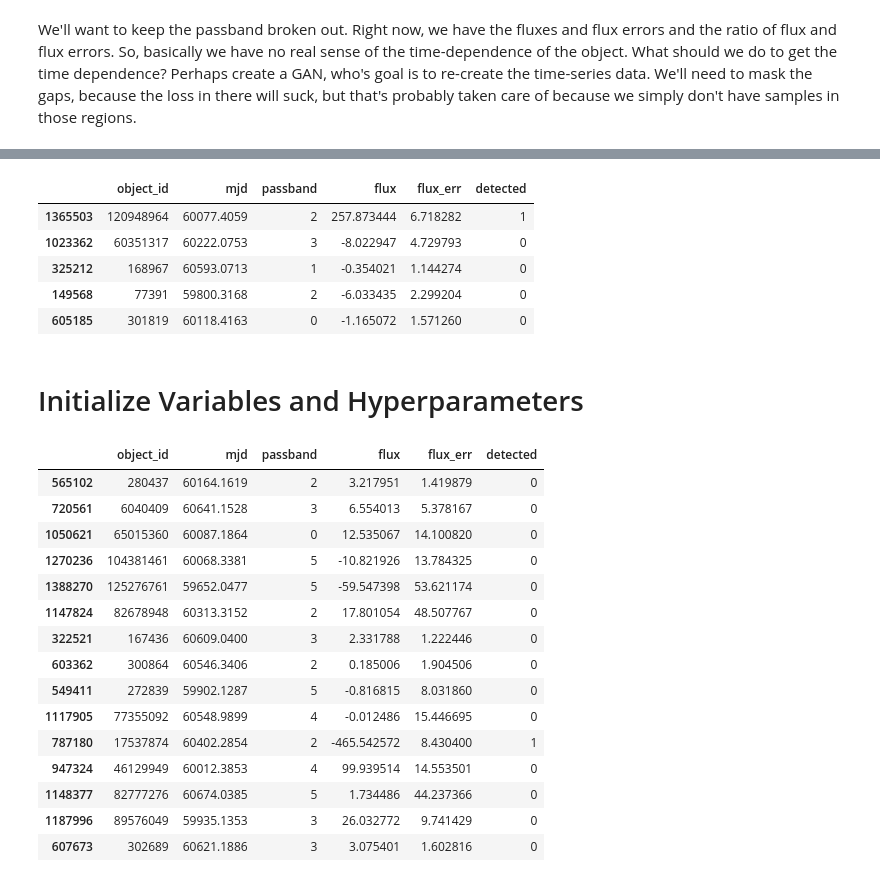
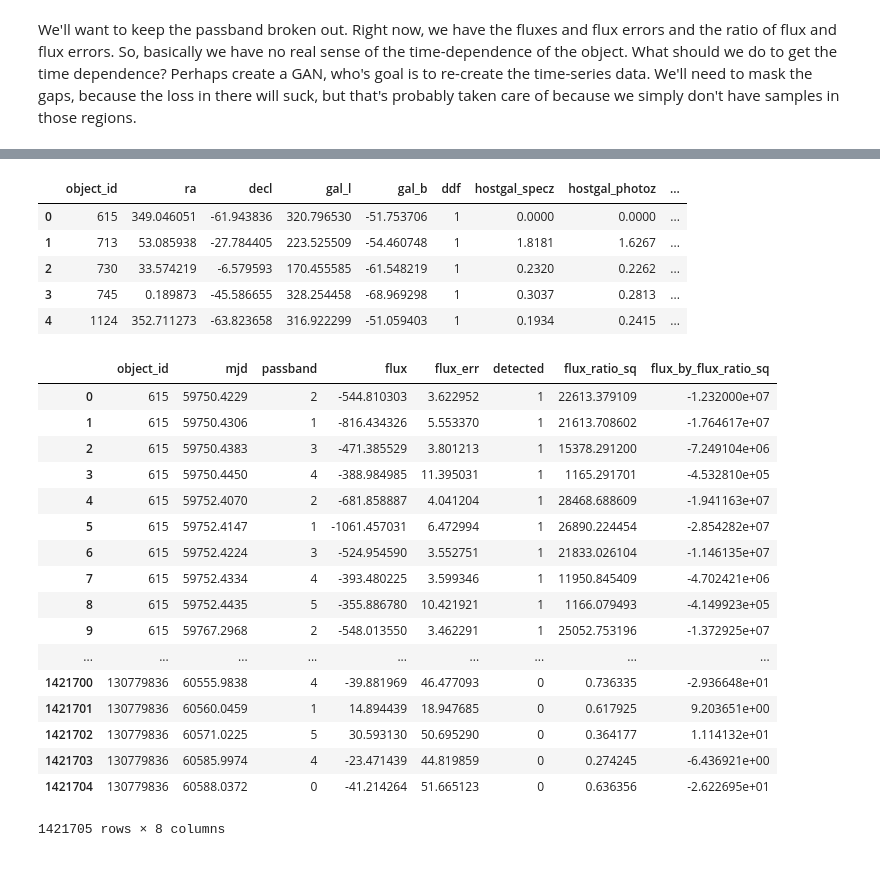
Before and after one commit to fcoba/PLAsTiCC-ML-Kaggle, a Jupyter notebook: NN/Untitled.ipynb, the cells around one changed output, grey strips where cells are left out. Saved outputs shown, nothing was run; the diff lists cells and outputs as text; code cells hidden in the pictures.

```diff
--- a/NN/Untitled.ipynb
+++ b/NN/Untitled.ipynb
@@ -175,11 +84,9 @@ train_df = train.sample(frac=test_set_percent)
 # %%
-train_df.head()
+train_meta.head()
 # %% [output]
-|  | object_id | mjd | passband | flux | flux_err | detected |
-| 1365503 | 120948964 | 60077.4059 | 2 | 257.873444 | 6.718282 | 1 |
-| 1023362 | 60351317 | 60222.0753 | 3 | -8.022947 | 4.729793 | 0 |
-| 325212 | 168967 | 60593.0713 | 1 | -0.354021 | 1.144274 | 0 |
-| 149568 | 77391 | 59800.3168 | 2 | -6.033435 | 2.299204 | 0 |
-| 605185 | 301819 | 60118.4163 | 0 | -1.165072 | 1.571260 | 0 |
+|  | object_id | ra | decl | gal_l | gal_b | ddf | hostgal_specz | hostgal_photoz | ... |
+| 0 | 615 | 349.046051 | -61.943836 | 320.796530 | -51.753706 | 1 | 0.0000 | 0.0000 | ... |
+| 1 | 713 | 53.085938 | -27.784405 | 223.525509 | -54.460748 | 1 | 1.8181 | 1.6267 | ... |
+| 2 | 730 | 33.574219 | -6.579593 | 170.455585 | -61.548219 | 1 | 0.2320 | 0.2262 | ... |
+| 3 | 745 | 0.189873 | -45.586655 | 328.254458 | -68.969298 | 1 | 0.3037 | 0.2813 | ... |
+| 4 | 1124 | 352.711273 | -63.823658 | 316.922299 | -51.059403 | 1 | 0.1934 | 0.2415 | ... |
-# %% [markdown]
-# Initialize Variables and Hyperparameters
@@ -198,19 +95,21 @@ kappa = 1
 # %%
-train.sample(15)
+train
 # %% [output]
-|  | object_id | mjd | passband | flux | flux_err | detected |
-| 565102 | 280437 | 60164.1619 | 2 | 3.217951 | 1.419879 | 0 |
-| 720561 | 6040409 | 60641.1528 | 3 | 6.554013 | 5.378167 | 0 |
-| 1050621 | 65015360 | 60087.1864 | 0 | 12.535067 | 14.100820 | 0 |
-| 1270236 | 104381461 | 60068.3381 | 5 | -10.821926 | 13.784325 | 0 |
-| 1388270 | 125276761 | 59652.0477 | 5 | -59.547398 | 53.621174 | 0 |
-| 1147824 | 82678948 | 60313.3152 | 2 | 17.801054 | 48.507767 | 0 |
-| 322521 | 167436 | 60609.0400 | 3 | 2.331788 | 1.222446 | 0 |
-| 603362 | 300864 | 60546.3406 | 2 | 0.185006 | 1.904506 | 0 |
-| 549411 | 272839 | 59902.1287 | 5 | -0.816815 | 8.031860 | 0 |
-| 1117905 | 77355092 | 60548.9899 | 4 | -0.012486 | 15.446695 | 0 |
-| 787180 | 17537874 | 60402.2854 | 2 | -465.542572 | 8.430400 | 1 |
-| 947324 | 46129949 | 60012.3853 | 4 | 99.939514 | 14.553501 | 0 |
-| 1148377 | 82777276 | 60674.0385 | 5 | 1.734486 | 44.237366 | 0 |
-| 1187996 | 89576049 | 59935.1353 | 3 | 26.032772 | 9.741429 | 0 |
-| 607673 | 302689 | 60621.1886 | 3 | 3.075401 | 1.602816 | 0 |
+|  | object_id | mjd | passband | flux | flux_err | detected | flux_ratio_sq | flux_by_flux_ratio_sq |
+| 0 | 615 | 59750.4229 | 2 | -544.810303 | 3.622952 | 1 | 22613.379109 | -1.232000e+07 |
+| 1 | 615 | 59750.4306 | 1 | -816.434326 | 5.553370 | 1 | 21613.708602 | -1.764617e+07 |
+| 2 | 615 | 59750.4383 | 3 | -471.385529 | 3.801213 | 1 | 15378.291200 | -7.249104e+06 |
+| 3 | 615 | 59750.4450 | 4 | -388.984985 | 11.395031 | 1 | 1165.291701 | -4.532810e+05 |
+| 4 | 615 | 59752.4070 | 2 | -681.858887 | 4.041204 | 1 | 28468.688609 | -1.941163e+07 |
+| 5 | 615 | 59752.4147 | 1 | -1061.457031 | 6.472994 | 1 | 26890.224454 | -2.854282e+07 |
+| 6 | 615 | 59752.4224 | 3 | -524.954590 | 3.552751 | 1 | 21833.026104 | -1.146135e+07 |
+| 7 | 615 | 59752.4334 | 4 | -393.480225 | 3.599346 | 1 | 11950.845409 | -4.702421e+06 |
+| 8 | 615 | 59752.4435 | 5 | -355.886780 | 10.421921 | 1 | 1166.079493 | -4.149923e+05 |
+| 9 | 615 | 59767.2968 | 2 | -548.013550 | 3.462291 | 1 | 25052.753196 | -1.372925e+07 |
+| ... | ... | ... | ... | ... | ... | ... | ... | ... |
+| 1421700 | 130779836 | 60555.9838 | 4 | -39.881969 | 46.477093 | 0 | 0.736335 | -2.936648e+01 |
+| 1421701 | 130779836 | 60560.0459 | 1 | 14.894439 | 18.947685 | 0 | 0.617925 | 9.203651e+00 |
+| 1421702 | 130779836 | 60571.0225 | 5 | 30.593130 | 50.695290 | 0 | 0.364177 | 1.114132e+01 |
+| 1421703 | 130779836 | 60585.9974 | 4 | -23.471439 | 44.819859 | 0 | 0.274245 | -6.436921e+00 |
+| 1421704 | 130779836 | 60588.0372 | 0 | -41.214264 | 51.665123 | 0 | 0.636356 | -2.622695e+01 |
+1421705 rows × 8 columns
```
Also changed, not shown: parts of 13 cells of this notebook, 2 other files.
